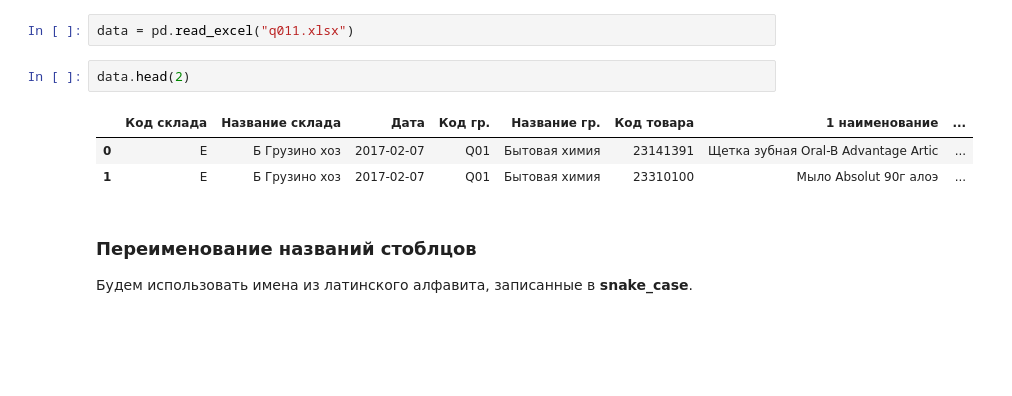
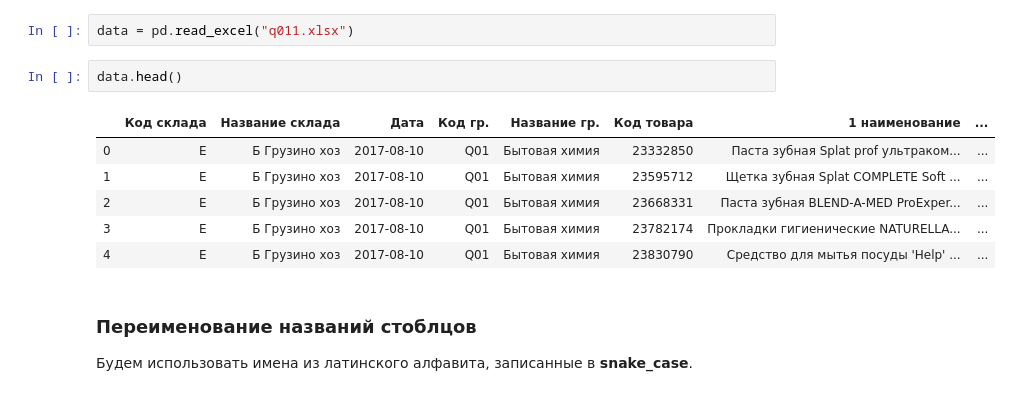
Before and after one commit to HassiumXY/Forecast, a Jupyter notebook: Correlation-research.ipynb, the cells around one changed output. Cells and saved outputs as stored; diff of their text form; blank space fills up the shorter version.

```diff
--- a/Correlation-research.ipynb
+++ b/Correlation-research.ipynb
@@ -14,11 +14,14 @@ import json
 # %%
 data = pd.read_excel("q011.xlsx")
 # %%
-data.head(2)
+data.head()
 # %% [output]
 |  | Код склада | Название склада | Дата | Код гр. | Название гр. | Код товара | 1 наименование | ... |
-| 0 | E | Б Грузино хоз | 2017-02-07 | Q01 | Бытовая химия | 23141391 | Щетка зубная Oral-B Advantage Artic | ... |
-| 1 | E | Б Грузино хоз | 2017-02-07 | Q01 | Бытовая химия | 23310100 | Мыло Absolut 90г алоэ | ... |
+| 0 | E | Б Грузино хоз | 2017-08-10 | Q01 | Бытовая химия | 23332850 | Паста зубная Splat prof ультраком... | ... |
+| 1 | E | Б Грузино хоз | 2017-08-10 | Q01 | Бытовая химия | 23595712 | Щетка зубная Splat COMPLETE Soft ... | ... |
+| 2 | E | Б Грузино хоз | 2017-08-10 | Q01 | Бытовая химия | 23668331 | Паста зубная BLEND-A-MED ProExper... | ... |
+| 3 | E | Б Грузино хоз | 2017-08-10 | Q01 | Бытовая химия | 23782174 | Прокладки гигиенические NATURELLA... | ... |
+| 4 | E | Б Грузино хоз | 2017-08-10 | Q01 | Бытовая химия | 23830790 | Средство для мытья посуды 'Help' ... | ... |
 # %% [markdown]
 ### Переименование названий стоблцов
 
```
Also changed, not shown: parts of 37 cells of this notebook.
